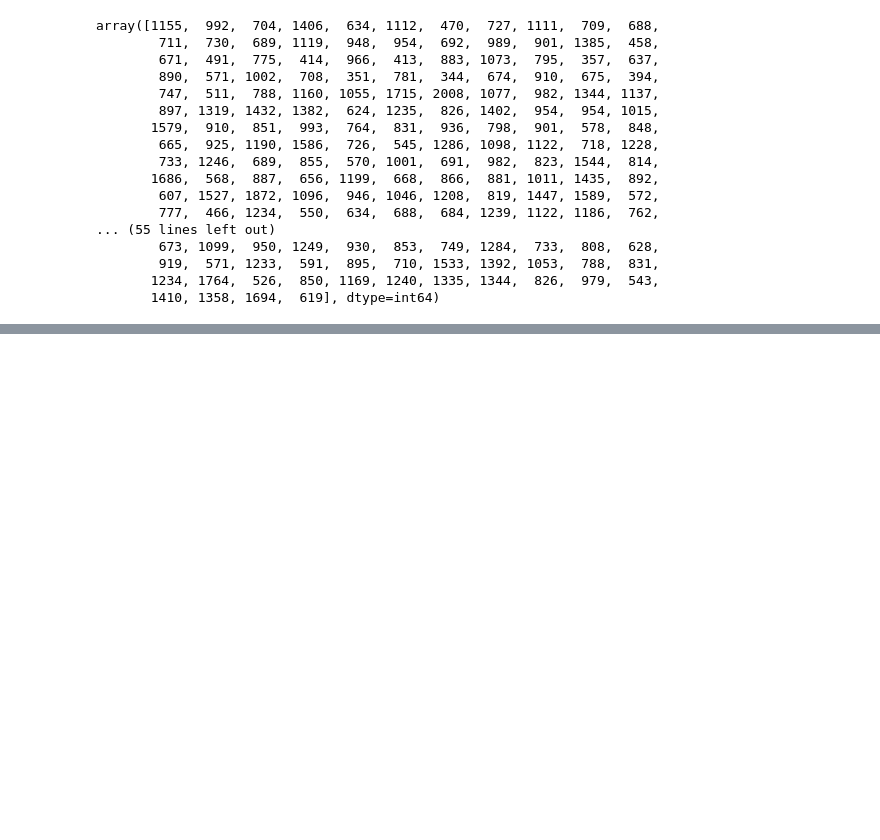
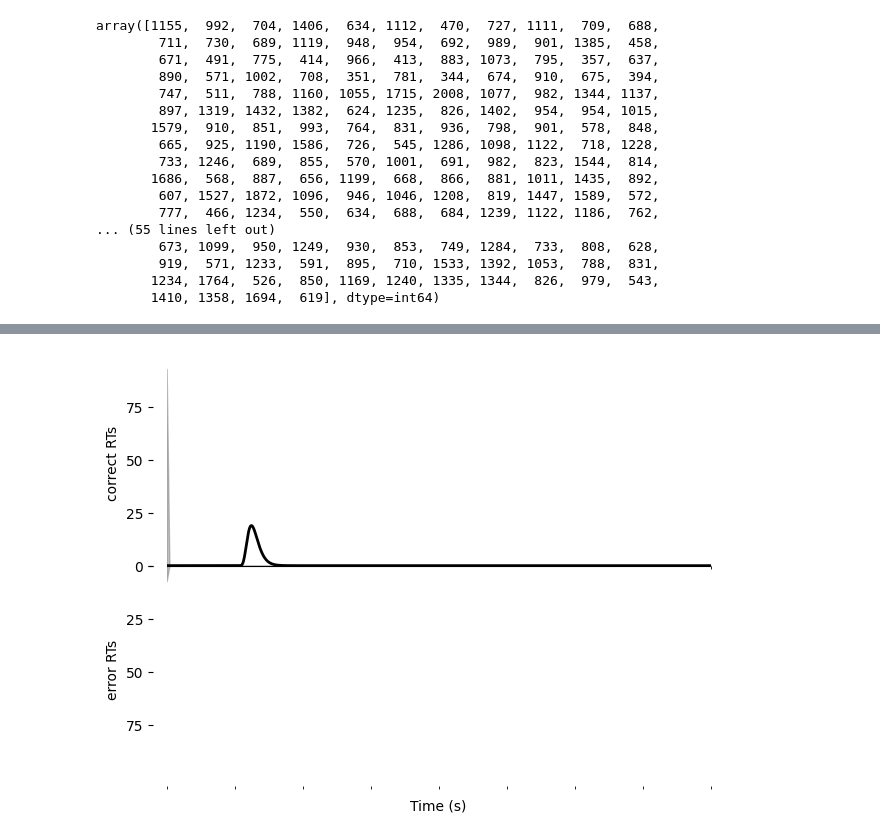
Before and after one commit to Kirschberg32/SwitchingTask_MfCS, a Jupyter notebook: Test.ipynb, the cells around one changed output, grey strips where cells are left out. Saved outputs shown, nothing was run; the diff lists cells and outputs as text; code cells hidden in the pictures; blank space fills up the shorter version.

```diff
--- a/Test.ipynb
+++ b/Test.ipynb
@@ -283,7 +269,7 @@ def run_ddm(drift_rate = 1,
     # If no decision has been made by max_time, return the current state
     return time, evidence_over_time, 0
 # %%
-v = 0.01          # drift rate
+v = 0.1          # drift rate
 a = 200           # threshold
 z = a/2           # starting point (between 0 and threshold a)
 sigma = 1         # standard deviation of noise
@@ -434,0 +662,32 @@ for i in [0,1]:
+# %%
+import pyddm as ddm
+class DriftCoherence(ddm.models.Drift):
+    name = "Drift depends linearly on coherence"
+    required_parameters = ["task_transition"] # <-- Parameters we want to include in the model
+    required_conditions = ["task_type"] # <-- Task parameters ("conditions"). Should be the same name as in the sample.
+
+    # We must always define the get_drift function, which is used to compute the instantaneous value of drift.
+    def get_drift(self, conditions, **kwargs):
+        return self.task_transition * conditions['task_type']
+# %%
+from pyddm import Model, Fittable
+from pyddm.functions import fit_adjust_model, display_model
+from pyddm.models import NoiseConstant, BoundConstant, OverlayChain, OverlayNonDecision, OverlayPoissonMixture
+model_rs = Model(name='TaskSwitching data, drift varies with coherence',
+                 drift=DriftCoherence(task_transition=Fittable(minval=0, maxval=20)),
+                 noise=NoiseConstant(noise=1),
+                 bound=BoundConstant(B=Fittable(minval=.1, maxval=1.5)),
+                 # Since we can only have one overlay, we use
+                 # OverlayChain to string together multiple overlays.
+                 # They are applied sequentially in order.  OverlayNonDecision
+                 # implements a non-decision time by shifting the
+                 # resulting distribution of response times by
+                 # `nondectime` seconds.
+                 overlay=OverlayChain(overlays=[OverlayNonDecision(nondectime=Fittable(minval=0, maxval=.4)),
+                                                OverlayPoissonMixture(pmixturecoef=.02,
+                                                                      rate=1)]),
+                 dx=.001, dt=.001, T_dur=2)
+
+# Fitting this will also be fast because PyDDM can automatically
+# determine that DriftCoherence will allow an analytical solution.
+fit_model_rs = fit_adjust_model(sample=switching_sample, model=model_rs, verbose=False)
@@ -434,0 +726,7 @@ for i in [0,1]:
+# %%
+import pyddm.plot
+import matplotlib.pyplot as plt
+pyddm.plot.plot_fit_diagnostics(model=fit_model_rs, sample=switching_sample)
+plt.show()
+# %% [output]
+[figure, added]
```
Also changed, not shown: parts of 18 cells of this notebook.
